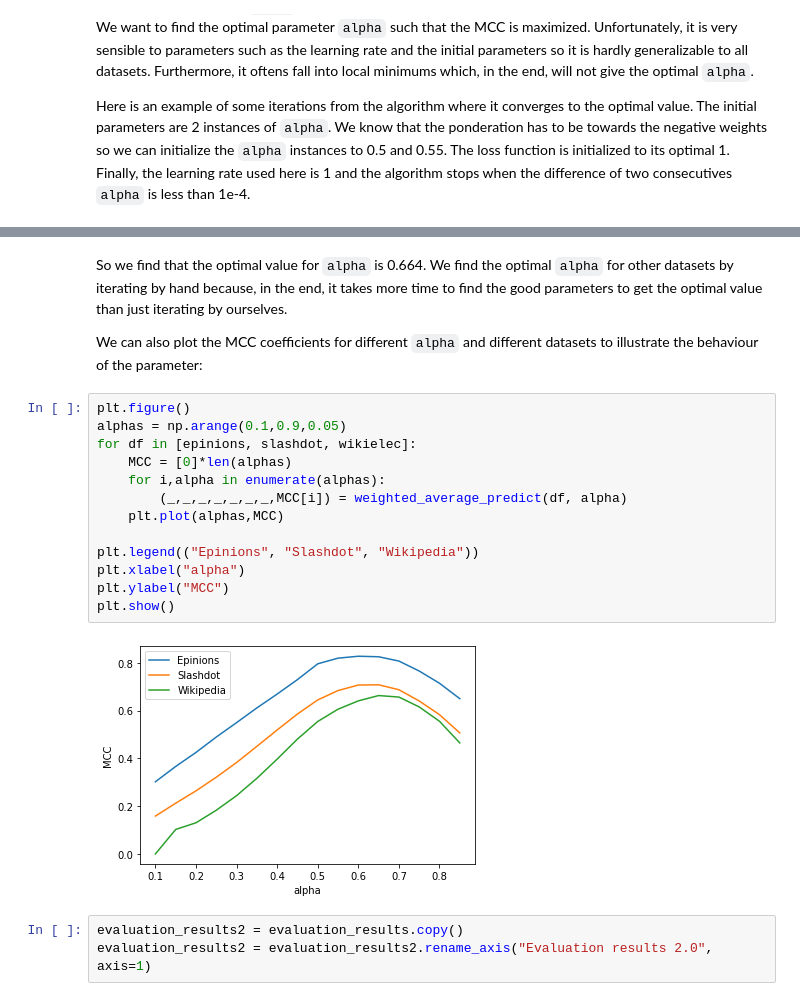
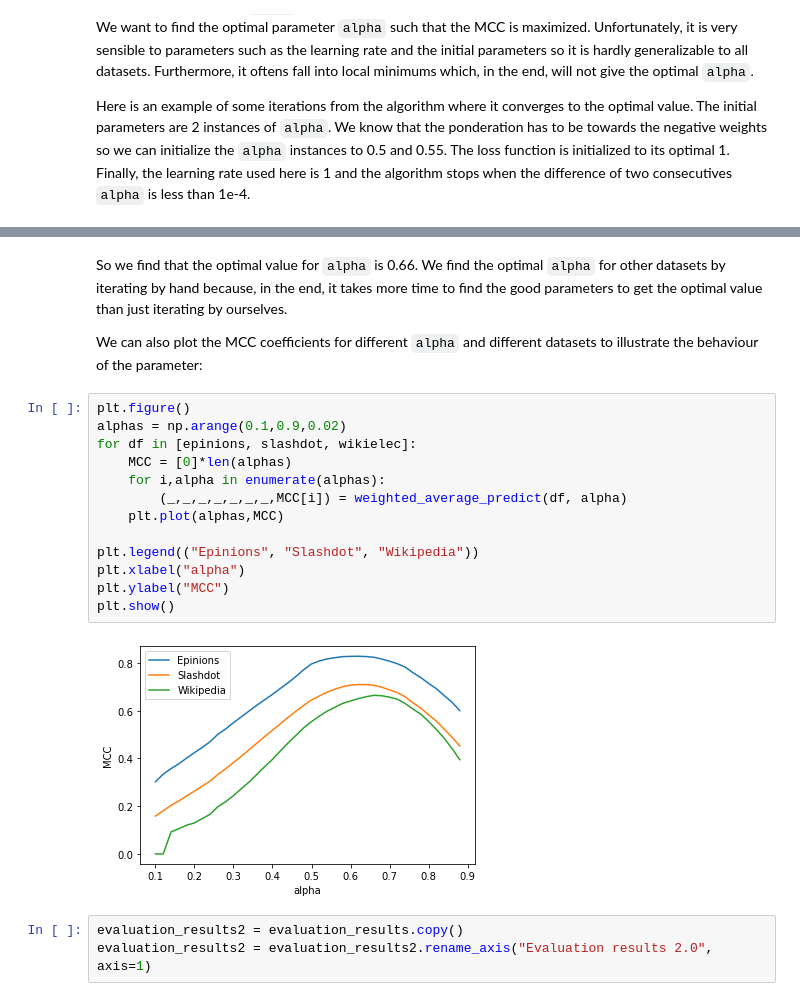
Before and after one commit to epfl-ada/ada-2020-project-milestone-p3-p3_daddario, a Jupyter notebook: creative_extension.ipynb, the cells around one changed output, grey strips where cells are left out. Drawn from its saved outputs; the diff is of its cells as text.

```diff
--- a/creative_extension.ipynb
+++ b/creative_extension.ipynb
@@ -318,22 +347,22 @@ MCC for the optimal alpha: 0.6644898458528367
 # %% [markdown]
-So we find that the optimal value for `alpha` is 0.664. We find the optimal `alpha` for other datasets by iterating by hand because, in the end, it takes more time to find the good parameters to get the optimal value than just iterating by ourselves.
+So we find that the optimal value for `alpha` is 0.66. We find the optimal `alpha` for other datasets by iterating by hand because, in the end, it takes more time to find the good parameters to get the optimal value than just iterating by ourselves.
 
 We can also plot the MCC coefficients for different `alpha` and different datasets to illustrate the behaviour of the parameter:
 # %%
 plt.figure()
-alphas = np.arange(0.1,0.9,0.05)
+alphas = np.arange(0.1,0.9,0.02)
 for df in [epinions, slashdot, wikielec]:
     MCC = [0]*len(alphas)
     for i,alpha in enumerate(alphas):
         (_,_,_,_,_,_,_,MCC[i]) = weighted_average_predict(df, alpha)
     plt.plot(alphas,MCC)
 
 plt.legend(("Epinions", "Slashdot", "Wikipedia"))
 plt.xlabel("alpha")
 plt.ylabel("MCC")
 plt.show()
 # %% [output]
-[figure, old version]
+[figure, new version]
 # %%
 evaluation_results2 = evaluation_results.copy()
 evaluation_results2 = evaluation_results2.rename_axis("Evaluation results 2.0", axis=1)
```
Also changed, not shown: parts of 75 cells of this notebook.
